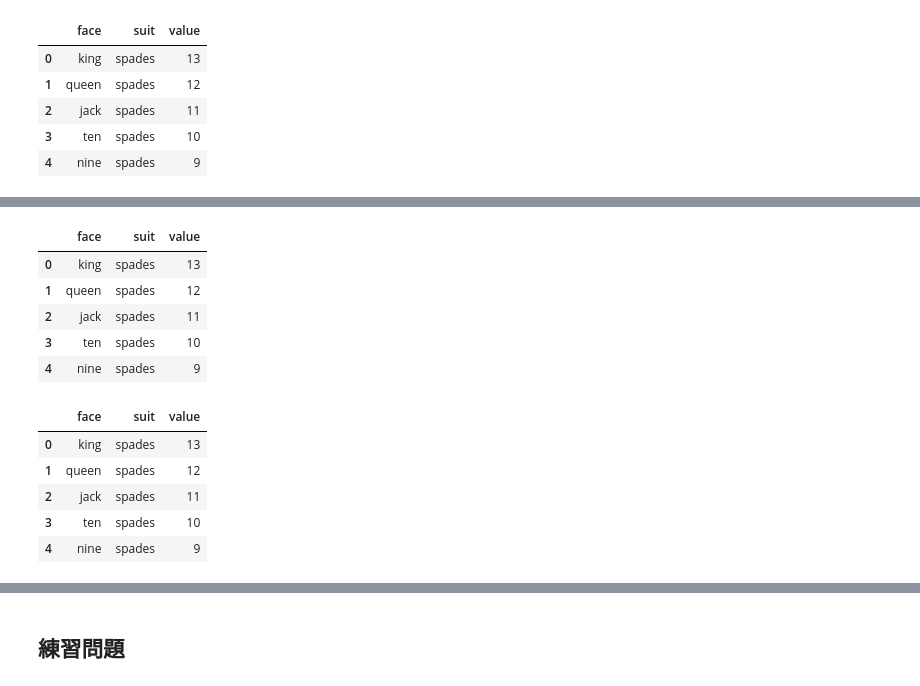
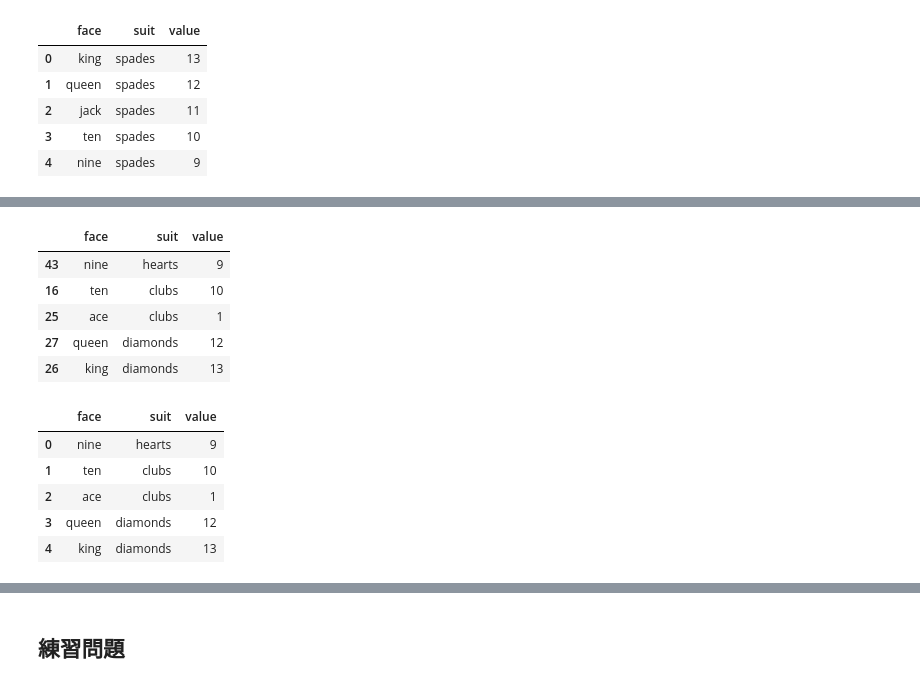
Before and after one commit to enakai00/jupyter_ml4se_commentary, a Jupyter notebook: 07-pandas DataFrame-03.ipynb, the cells around one changed output, grey strips where cells are left out. Cells and saved outputs as stored; diff of their text form; code cells hidden in the pictures.

```diff
--- a/07-pandas DataFrame-03.ipynb
+++ b/07-pandas DataFrame-03.ipynb
@@ -58,23 +58,23 @@ array([21, 16, 25, 41, 33, 32, 18, 27, 22, 38, 24, 13, 42, 26, 47, 10, 39,
 # %%
-deck.reindex(np.random.permutation(deck.index))
+deck = deck.reindex(np.random.permutation(deck.index))
 deck.head()
 # %% [output]
 |  | face | suit | value |
-| 0 | king | spades | 13 |
-| 1 | queen | spades | 12 |
-| 2 | jack | spades | 11 |
-| 3 | ten | spades | 10 |
-| 4 | nine | spades | 9 |
+| 43 | nine | hearts | 9 |
+| 16 | ten | clubs | 10 |
+| 25 | ace | clubs | 1 |
+| 27 | queen | diamonds | 12 |
+| 26 | king | diamonds | 13 |
 # %%
 deck = deck.reset_index(drop=True)
 deck.head()
 # %% [output]
 |  | face | suit | value |
-| 0 | king | spades | 13 |
-| 1 | queen | spades | 12 |
-| 2 | jack | spades | 11 |
-| 3 | ten | spades | 10 |
-| 4 | nine | spades | 9 |
+| 0 | nine | hearts | 9 |
+| 1 | ten | clubs | 10 |
+| 2 | ace | clubs | 1 |
+| 3 | queen | diamonds | 12 |
+| 4 | king | diamonds | 13 |
 # %%
 result = DataFrame()
 for c in range(3):
```
Also changed, not shown: parts of 6 cells of this notebook.
